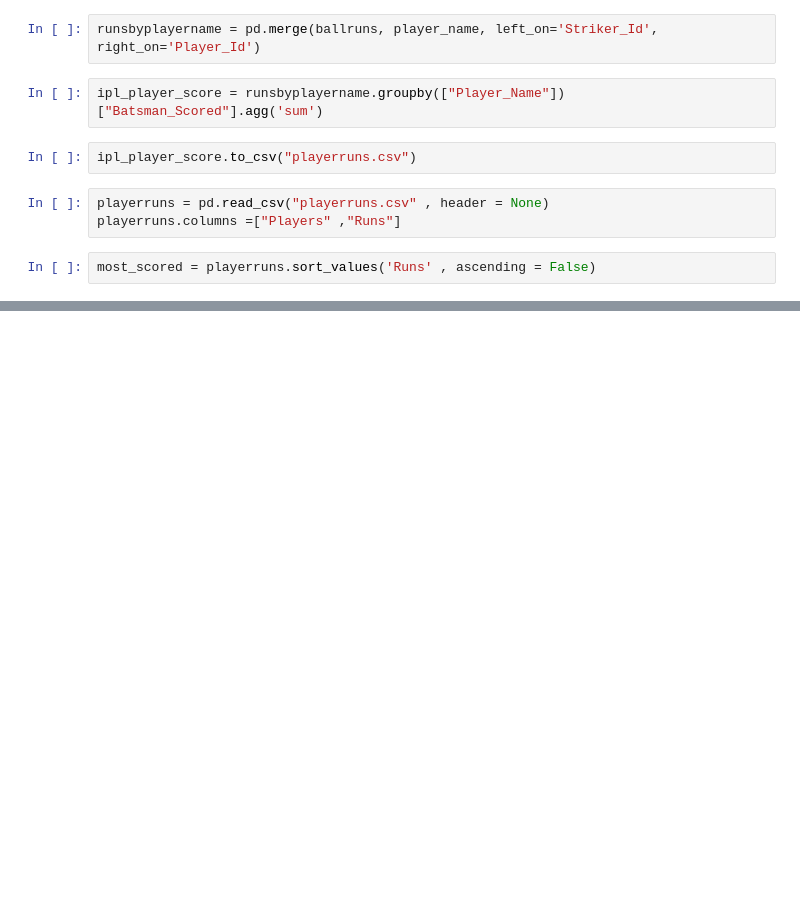
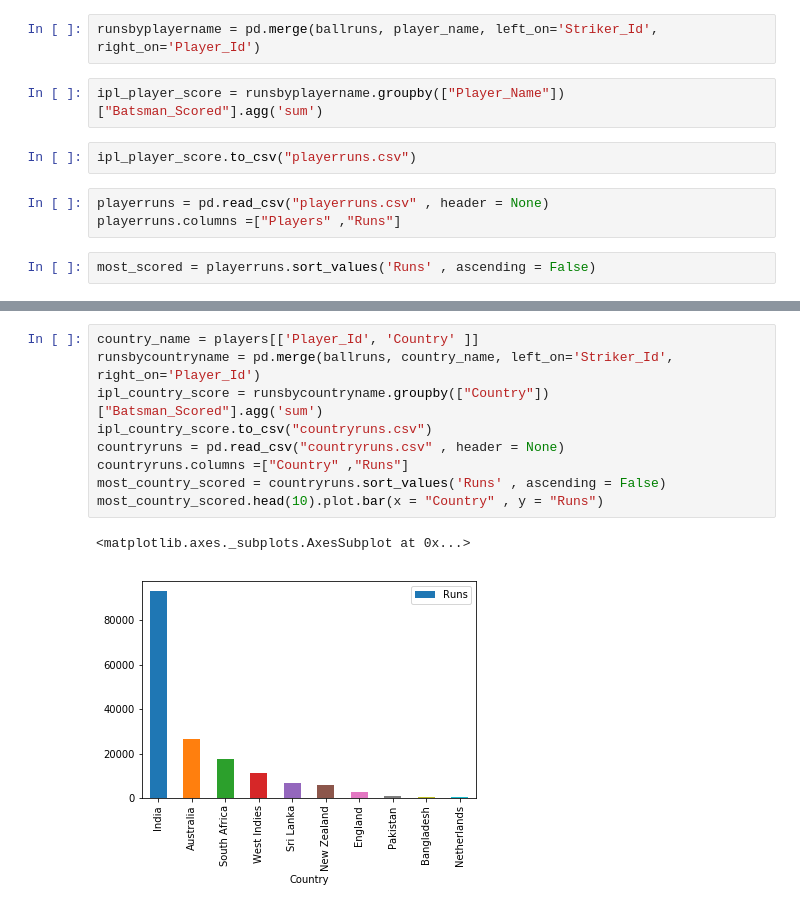
Before and after one commit to amol-vishwarupe/IPL-with-spark-and-Hive, a Jupyter notebook: ipl_runs_with_pandas.ipynb, the cells around one changed output, grey strips where cells are left out. Saved outputs shown, nothing was run; the diff lists cells and outputs as text; blank space fills up the shorter version.

```diff
--- a/ipl_runs_with_pandas.ipynb
+++ b/ipl_runs_with_pandas.ipynb
@@ -82,0 +77,12 @@ playerruns.plot.line(x = "Players" , y = "Runs")
+# %%
+country_name = players[['Player_Id', 'Country' ]]
+runsbycountryname = pd.merge(ballruns, country_name, left_on='Striker_Id', right_on='Player_Id')
+ipl_country_score = runsbycountryname.groupby(["Country"])["Batsman_Scored"].agg('sum')
+ipl_country_score.to_csv("countryruns.csv")
+countryruns = pd.read_csv("countryruns.csv" , header = None)
+countryruns.columns =["Country" ,"Runs"]
+most_country_scored = countryruns.sort_values('Runs' , ascending = False)
+most_country_scored.head(10).plot.bar(x = "Country" , y = "Runs")
+# %% [output]
+<matplotlib.axes._subplots.AxesSubplot at 0x...>
+[figure, added]
```
Also changed, not shown: parts of 2 cells of this notebook.
